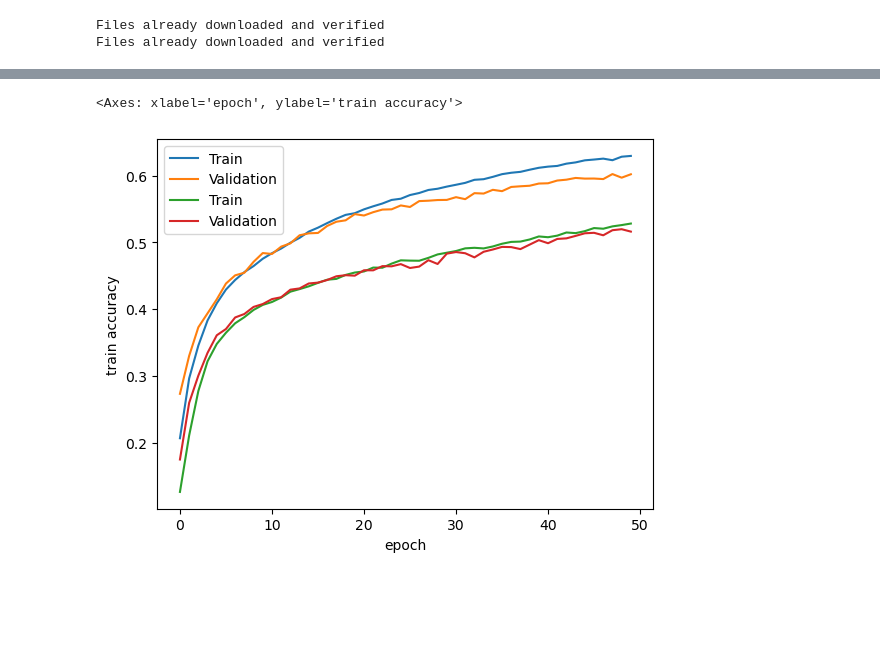
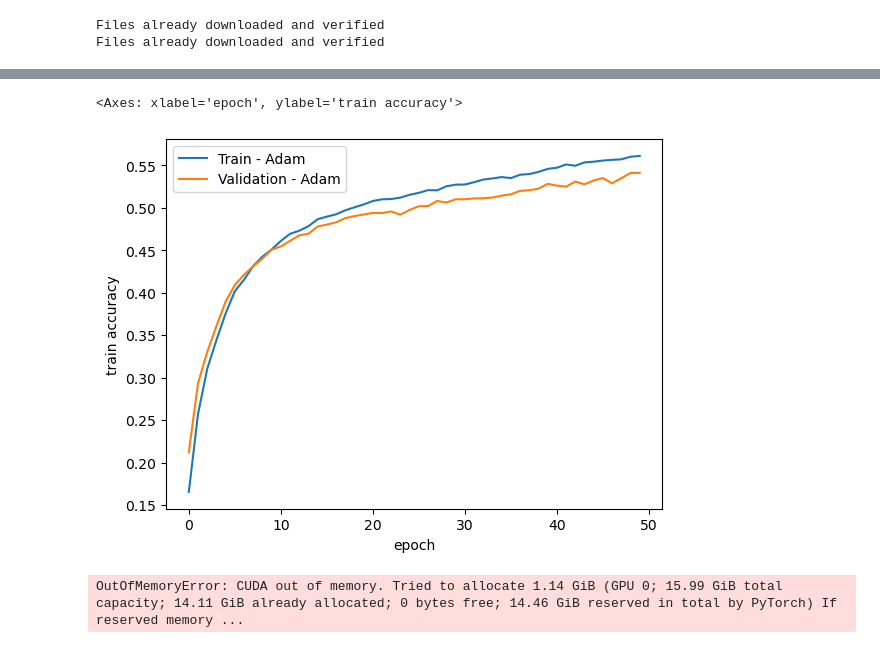
Before and after one commit to Starkillxr/AINT515, a Jupyter notebook: src/task_2.ipynb, the cells around one changed output, grey strips where cells are left out. Cells and saved outputs as stored; diff of their text form; code cells hidden in the pictures; blank space fills up the shorter version.

```diff
--- a/src/task_2.ipynb
+++ b/src/task_2.ipynb
@@ -309,8 +586,16 @@ print(model2Results)
+# %%
+lossfunc = nn.CrossEntropyLoss()
+model2tanh = Model2Tanh
+model2Results = trainNetwork(model2tanh, lossfunc, trainloader = trainloader, valloader = valloader, scorefuncs={'accuracy': accuracy_score}, epochs=50)
 # %%
-sns.lineplot(x='epoch', y ='train accuracy', data = model1Results, label = 'Train')
-sns.lineplot(x ='epoch',y = 'val accuracy', data = model1Results, label = 'Validation')
-sns.lineplot(x='epoch', y ='train accuracy', data = model2Results, label = 'Train')
-sns.lineplot(x ='epoch',y = 'val accuracy', data = model2Results, label = 'Validation')
+sns.lineplot(x='epoch', y ='train accuracy', data = model2Results, label = 'Train - Adam')
+sns.lineplot(x ='epoch',y = 'val accuracy', data = model2Results, label = 'Validation - Adam')
 # %% [output]
 <Axes: xlabel='epoch', ylabel='train accuracy'>
-[figure, old version]
+[figure, new version]
+# %%
+lossfunc = nn.CrossEntropyLoss()
+model3 = Model3
+model3Results = trainNetwork(model3, lossfunc, trainloader = trainloader, valloader = valloader, scorefuncs={'accuracy': accuracy_score}, epochs=50)
+# %% [output]
+OutOfMemoryError: CUDA out of memory. Tried to allocate 1.14 GiB (GPU 0; 15.99 GiB total capacity; 14.11 GiB already allocated; 0 bytes free; 14.46 GiB reserved in total by PyTorch) If reserved memory ...
```
Also changed, not shown: parts of 24 cells of this notebook, 4 other files.
